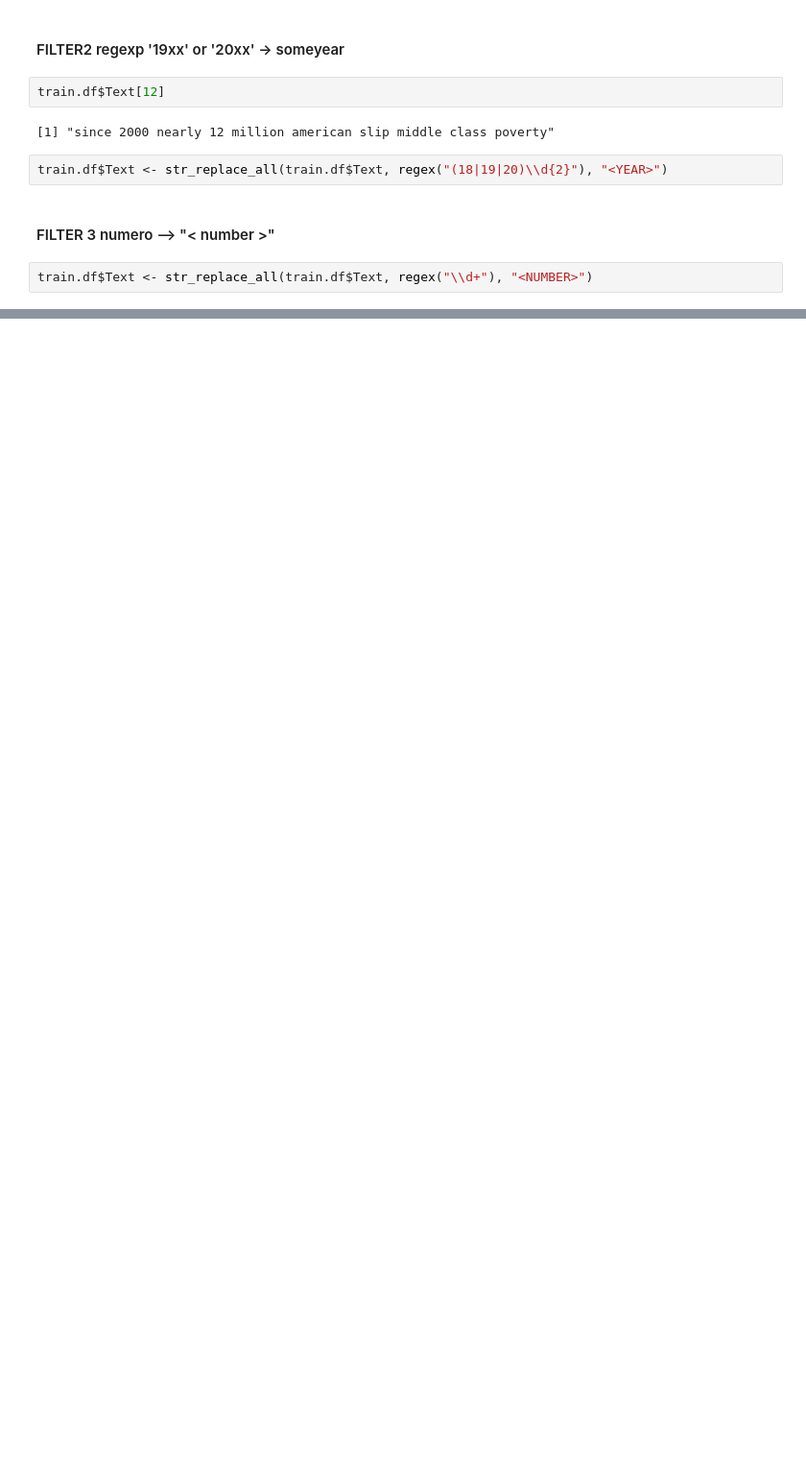
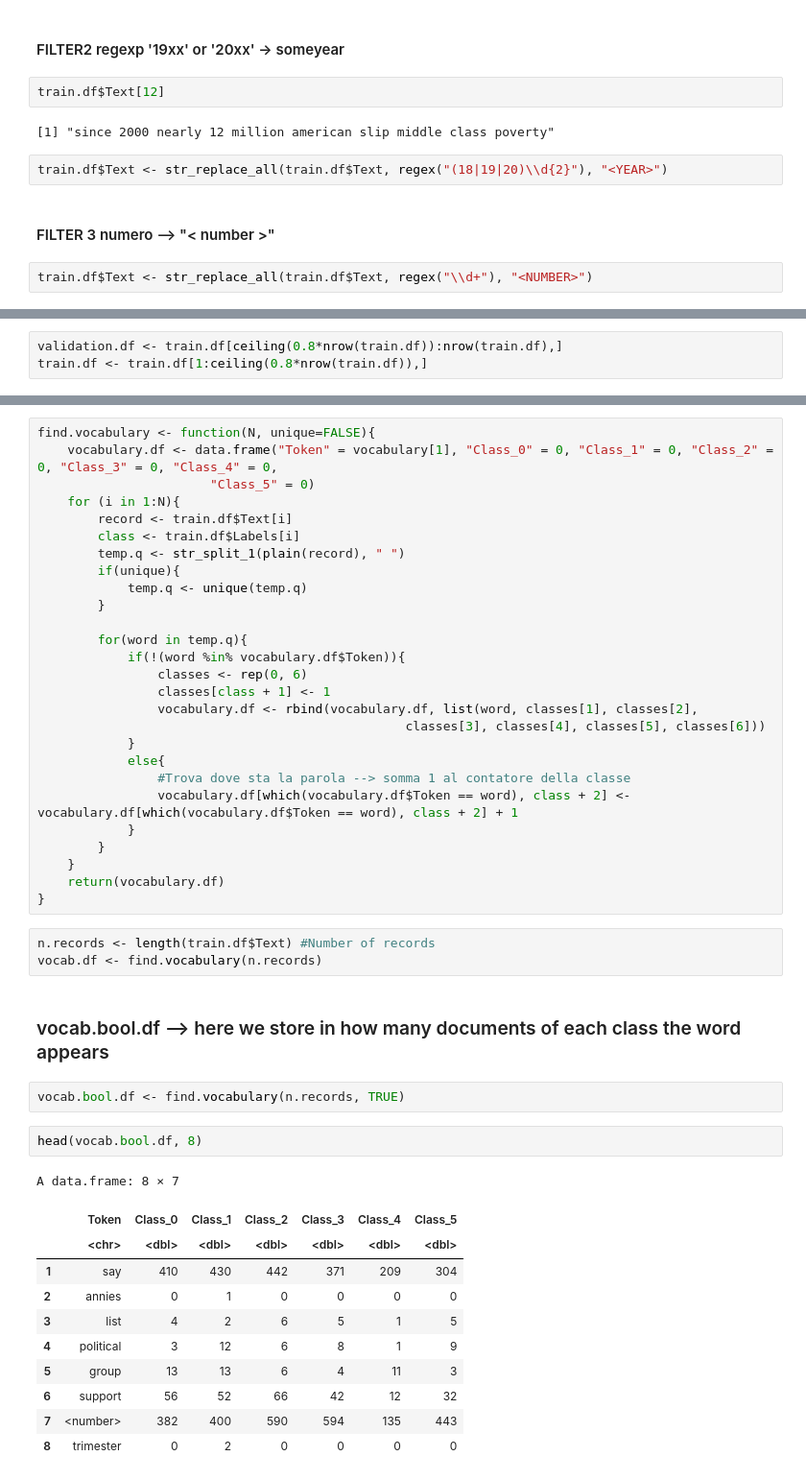
Before and after one commit to s1m0n32001/BayesianFakeNewsRecognition, a Jupyter notebook: read_split.ipynb, the cells around one changed output, grey strips where cells are left out. Shown at 96% size. Drawn from its saved outputs; the diff is of its cells as text; blank space fills up the shorter version.

```diff
--- a/read_split.ipynb
+++ b/read_split.ipynb
@@ -248,0 +215,3 @@ A data.frame: 10 × 3
+# %%
+validation.df <- train.df[ceiling(0.8*nrow(train.df)):nrow(train.df),]
+train.df <- train.df[1:ceiling(0.8*nrow(train.df)),]
@@ -248,0 +220,48 @@ A data.frame: 10 × 3
+# %%
+find.vocabulary <- function(N, unique=FALSE){
+    vocabulary.df <- data.frame("Token" = vocabulary[1], "Class_0" = 0, "Class_1" = 0, "Class_2" = 0, "Class_3" = 0, "Class_4" = 0,
+                       "Class_5" = 0)
+    for (i in 1:N){
+        record <- train.df$Text[i]
+        class <- train.df$Labels[i]
+        temp.q <- str_split_1(plain(record), " ")
+        if(unique){
+            temp.q <- unique(temp.q)
+        }
+
+        for(word in temp.q){
+            if(!(word %in% vocabulary.df$Token)){
+                classes <- rep(0, 6)
+                classes[class + 1] <- 1
+                vocabulary.df <- rbind(vocabulary.df, list(word, classes[1], classes[2],
+                                                 classes[3], classes[4], classes[5], classes[6]))
+            }
+            else{
+                #Trova dove sta la parola --> somma 1 al contatore della classe
+                vocabulary.df[which(vocabulary.df$Token == word), class + 2] <- vocabulary.df[which(vocabulary.df$Token == word), class + 2] + 1
+            }
+        }
+    }
+    return(vocabulary.df)
+}
+# %%
+n.records <- length(train.df$Text) #Number of records
+vocab.df <- find.vocabulary(n.records)
+# %% [markdown]
+### vocab.bool.df --> here we store in how many documents of each class the word appears
+# %%
+vocab.bool.df <- find.vocabulary(n.records, TRUE)
+# %%
+head(vocab.bool.df, 8)
+# %% [output]
+A data.frame: 8 × 7
+|  | Token | Class_0 | Class_1 | Class_2 | Class_3 | Class_4 | Class_5 |
+|  | <chr> | <dbl> | <dbl> | <dbl> | <dbl> | <dbl> | <dbl> |
+| 1 | say | 410 | 430 | 442 | 371 | 209 | 304 |
+| 2 | annies | 0 | 1 | 0 | 0 | 0 | 0 |
+| 3 | list | 4 | 2 | 6 | 5 | 1 | 5 |
+| 4 | political | 3 | 12 | 6 | 8 | 1 | 9 |
+| 5 | group | 13 | 13 | 6 | 4 | 11 | 3 |
+| 6 | support | 56 | 52 | 66 | 42 | 12 | 32 |
+| 7 | <number> | 382 | 400 | 590 | 594 | 135 | 443 |
+| 8 | trimester | 0 | 2 | 0 | 0 | 0 | 0 |
```
Also changed, not shown: parts of 30 cells of this notebook.
